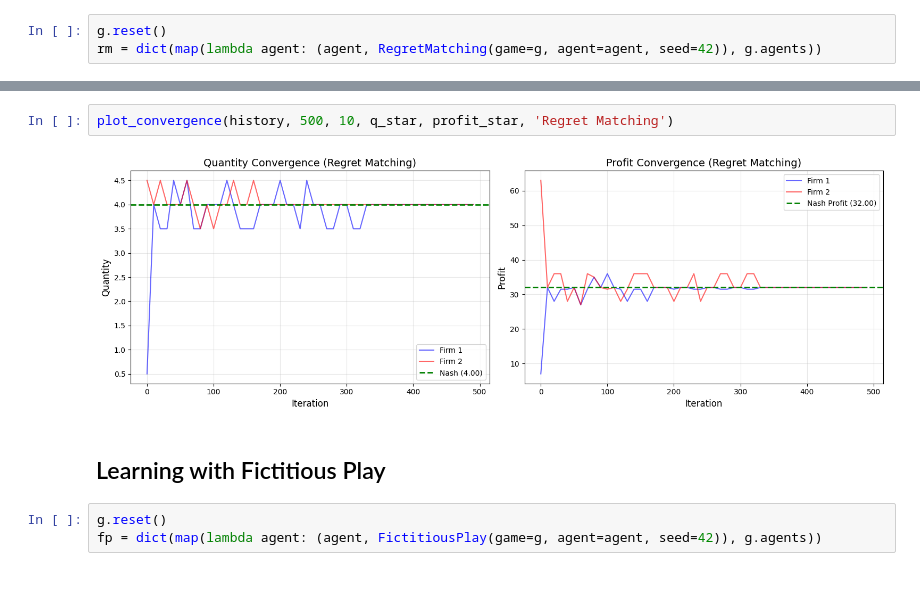
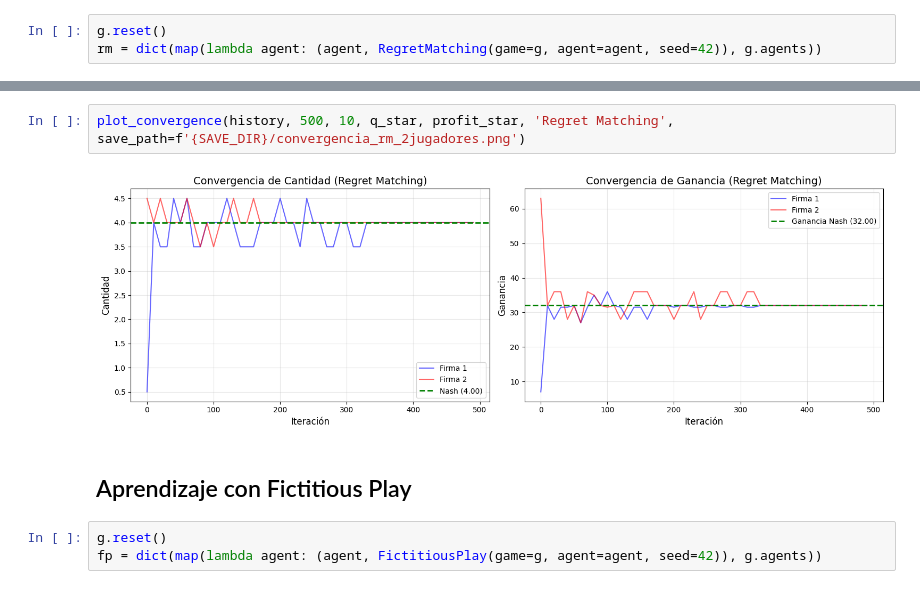
Before and after one commit to mmussio85/simultaneous-games, a Jupyter notebook: Cournot.ipynb, the cells around one changed output, grey strips where cells are left out. Drawn from its saved outputs; the diff is of its cells as text.

```diff
--- a/Cournot.ipynb
+++ b/Cournot.ipynb
@@ -182,9 +224,9 @@ Learned strategies (Regret Matching):
 # %%
-plot_convergence(history, 500, 10, q_star, profit_star, 'Regret Matching')
+plot_convergence(history, 500, 10, q_star, profit_star, 'Regret Matching', save_path=f'{SAVE_DIR}/convergencia_rm_2jugadores.png')
 # %% [output]
-[figure, old version]
+[figure, new version]
 # %% [markdown]
-## Learning with Fictitious Play
+## Aprendizaje con Fictitious Play
 # %%
 g.reset()
 fp = dict(map(lambda agent: (agent, FictitiousPlay(game=g, agent=agent, seed=42)), g.agents))
```
Also changed, not shown: parts of 72 cells of this notebook, 23 other files.
